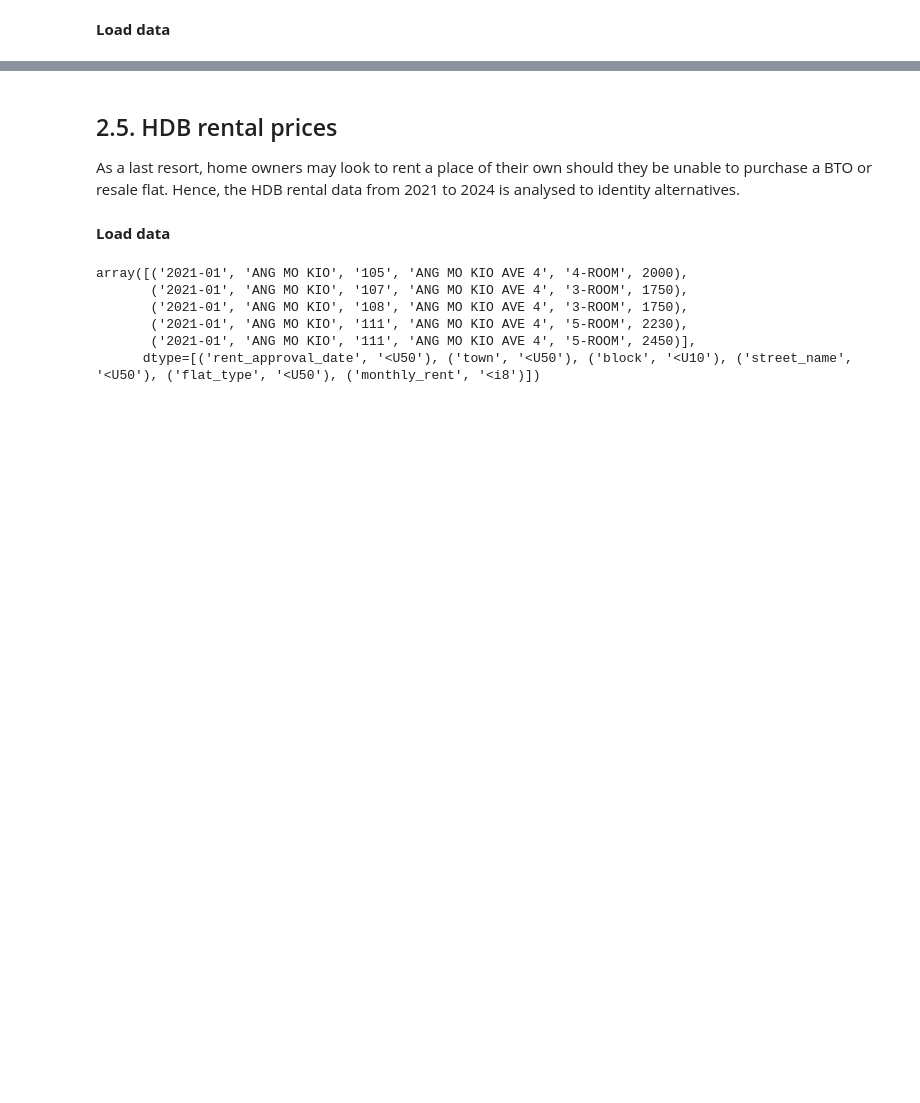
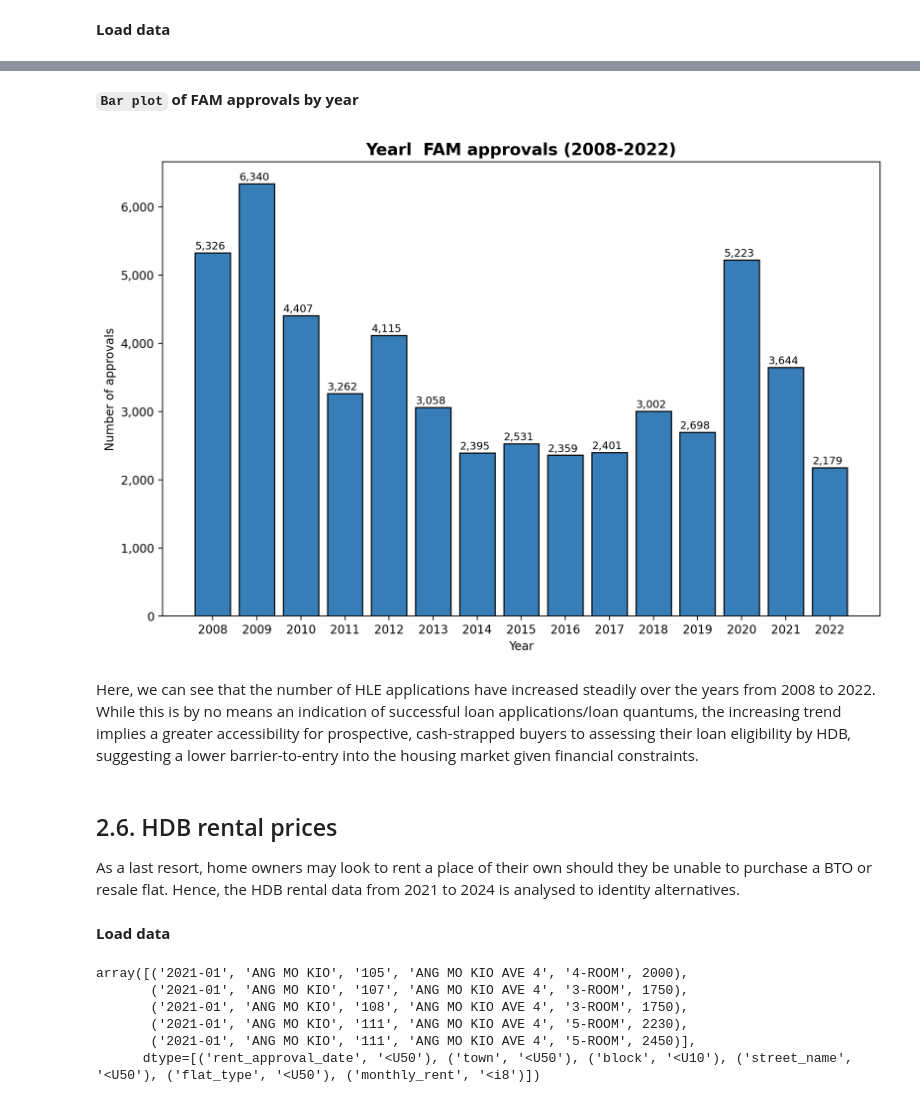
Before and after one commit to keithsngth/sg-public-housing-analysis, a Jupyter notebook: 04_Scripts/CA1_HDB Analysis.ipynb, the cells around one changed output, grey strips where cells are left out. Drawn from its saved outputs; the diff is of its cells as text; code cells hidden in the pictures; blank space fills up the shorter version.

```diff
--- a/04_Scripts/CA1_HDB Analysis.ipynb
+++ b/04_Scripts/CA1_HDB Analysis.ipynb
@@ -707,0 +793,7 @@ plt.show()
+# %%
+# Read data
+fam = np.loadtxt('../02_Data/Numberofapprovedapplicationsforfinancialassistancemeasuresbyfinancialyear.csv', delimiter=',', skiprows=1,
+                 dtype=[('financial_year', 'u8'), ('no_of_approvals', 'i8')])
+
+# View first 5 rows
+fam[:5]
@@ -708,5 +824,37 @@ plt.show()
+# %% [markdown]
+__`Bar plot` of FAM approvals by year__
+# %%
+# Initiate figure
+plt.figure(figsize=(11,7))
+plt.style.use('default')
+
+# Bar chart labels
+plt.title('Yearl  FAM approvals (2008-2022)', fontweight='bold', fontsize=14)
+plt.ylabel('Number of approvals')
+plt.xlabel('Year')
+
+# Bar chart ticks and tick labels
+plt.xticks(np.arange(2008,2023))
+plt.yticks(np.arange(0,7000,1000), ['{:,}'.format(i) for i in np.arange(0,7000,1000)])
+
+# Plot bar chart
+barchart = plt.bar(fam['financial_year'], fam['no_of_approvals'], color='#377eb8', edgecolor='black')
+
+# Show bar chart values for each year
+for i in range(len(barchart)):
+    bar = barchart[i]
+    x, y = bar.get_xy()
+    h = bar.get_height()
+    plt.text(x, h+50, "{:,}".format(fam['no_of_approvals'][i]), fontsize=9)
+
+# Show plot
+plt.show()
+# %% [output]
+[figure, added]
+# %% [markdown]
+Here, we can see that the number of HLE applications have increased steadily over the years from 2008 to 2022. While this is by no means an indication of successful loan applications/loan quantums, the increasing trend implies a greater accessibility for prospective, cash-strapped buyers to assessing their loan eligibility by HDB, suggesting a lower barrier-to-entry into the housing market given financial constraints.
 # %% [markdown]
-## 2.5. HDB rental prices <a id = '2_5'></a>
+## 2.6. HDB rental prices <a id = '2_6'></a>
 
 As a last resort, home owners may look to rent a place of their own should they be unable to purchase a BTO or resale flat. Hence, the HDB rental data from 2021 to 2024 is analysed to identity alternatives.
 # %% [markdown]
```
Also changed, not shown: parts of 58 cells of this notebook, 1 other file.
